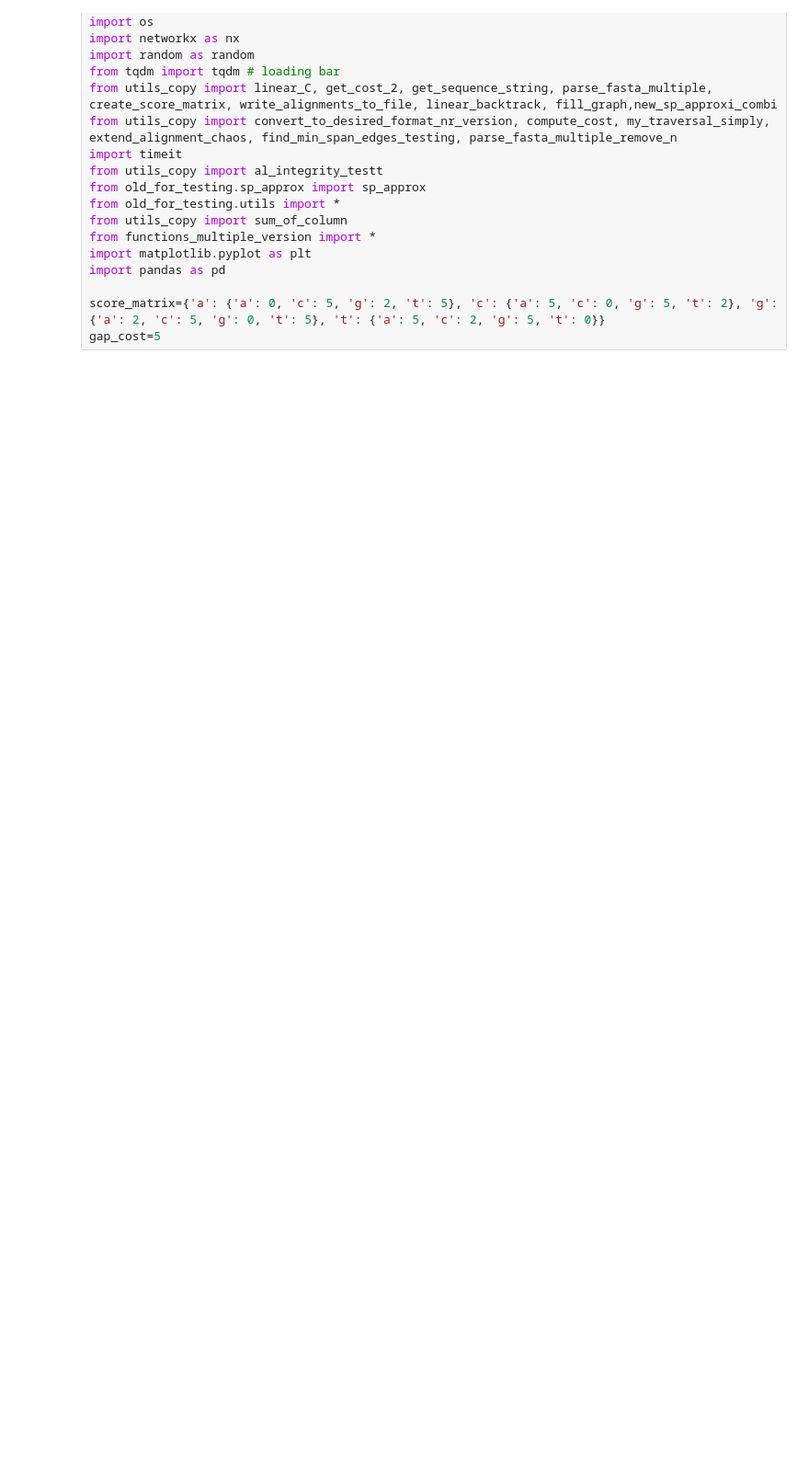
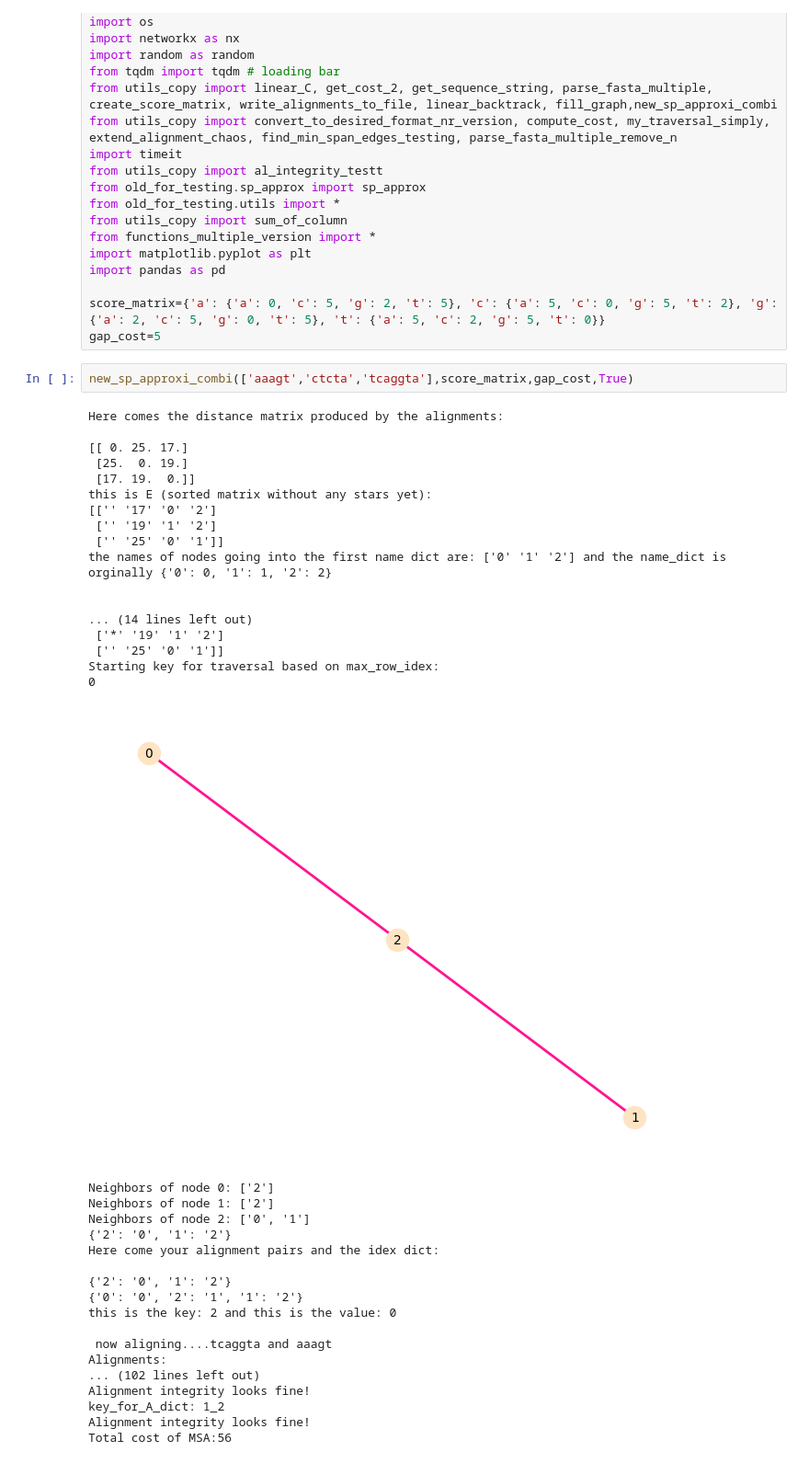
Before and after one commit to AnastasiaKratschmer/projectMST, a Jupyter notebook: only_new_algo_01/remakeOBO.ipynb, the cells around one changed output. Shown at 92% size. Cells and saved outputs as stored; diff of their text form; blank space fills up the shorter version.

```diff
--- a/only_new_algo_01/remakeOBO.ipynb
+++ b/only_new_algo_01/remakeOBO.ipynb
@@ -20,3 +20,41 @@ import pandas as pd
 
 score_matrix={'a': {'a': 0, 'c': 5, 'g': 2, 't': 5}, 'c': {'a': 5, 'c': 0, 'g': 5, 't': 2}, 'g': {'a': 2, 'c': 5, 'g': 0, 't': 5}, 't': {'a': 5, 'c': 2, 'g': 5, 't': 0}}
 gap_cost=5
+# %%
+new_sp_approxi_combi(['aaagt','ctcta','tcaggta'],score_matrix,gap_cost,True)
+# %% [output]
+Here comes the distance matrix produced by the alignments:
+
+[[ 0. 25. 17.]
+ [25.  0. 19.]
+ [17. 19.  0.]]
+this is E (sorted matrix without any stars yet):
+[['' '17' '0' '2']
+ ['' '19' '1' '2']
+ ['' '25' '0' '1']]
+the names of nodes going into the first name dict are: ['0' '1' '2'] and the name_dict is orginally {'0': 0, '1': 1, '2': 2}
+
+
+... (14 lines left out)
+ ['*' '19' '1' '2']
+ ['' '25' '0' '1']]
+Starting key for traversal based on max_row_idex:
+0
+[figure, added]
+Neighbors of node 0: ['2']
+Neighbors of node 1: ['2']
+Neighbors of node 2: ['0', '1']
+{'2': '0', '1': '2'}
+Here come your alignment pairs and the idex dict:
+
+{'2': '0', '1': '2'}
+{'0': '0', '2': '1', '1': '2'}
+this is the key: 2 and this is the value: 0
+
+ now aligning....tcaggta and aaagt
+Alignments:
+... (102 lines left out)
+Alignment integrity looks fine!
+key_for_A_dict: 1_2
+Alignment integrity looks fine!
+Total cost of MSA:56
```
Also changed, not shown: parts of 2 cells of this notebook, 5 other files.
